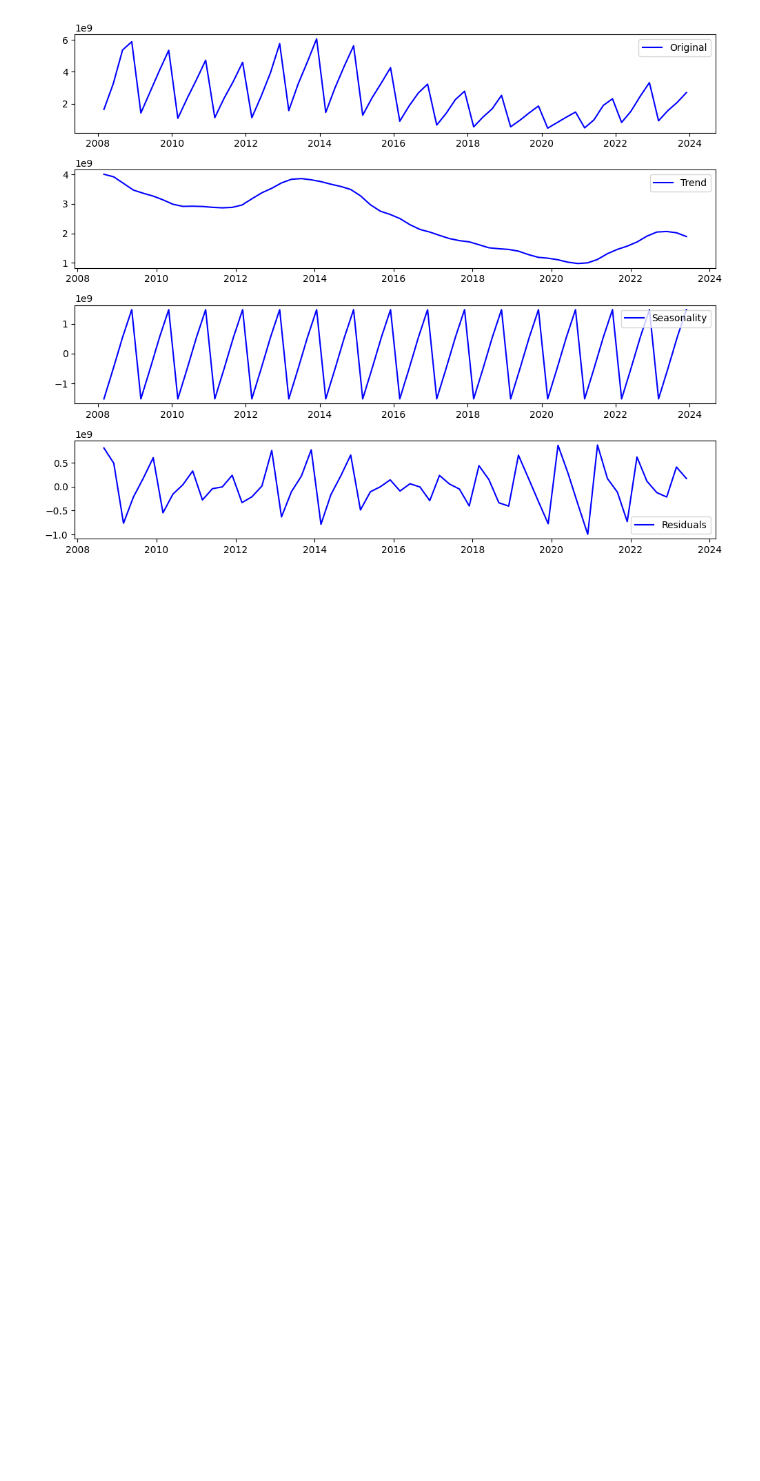
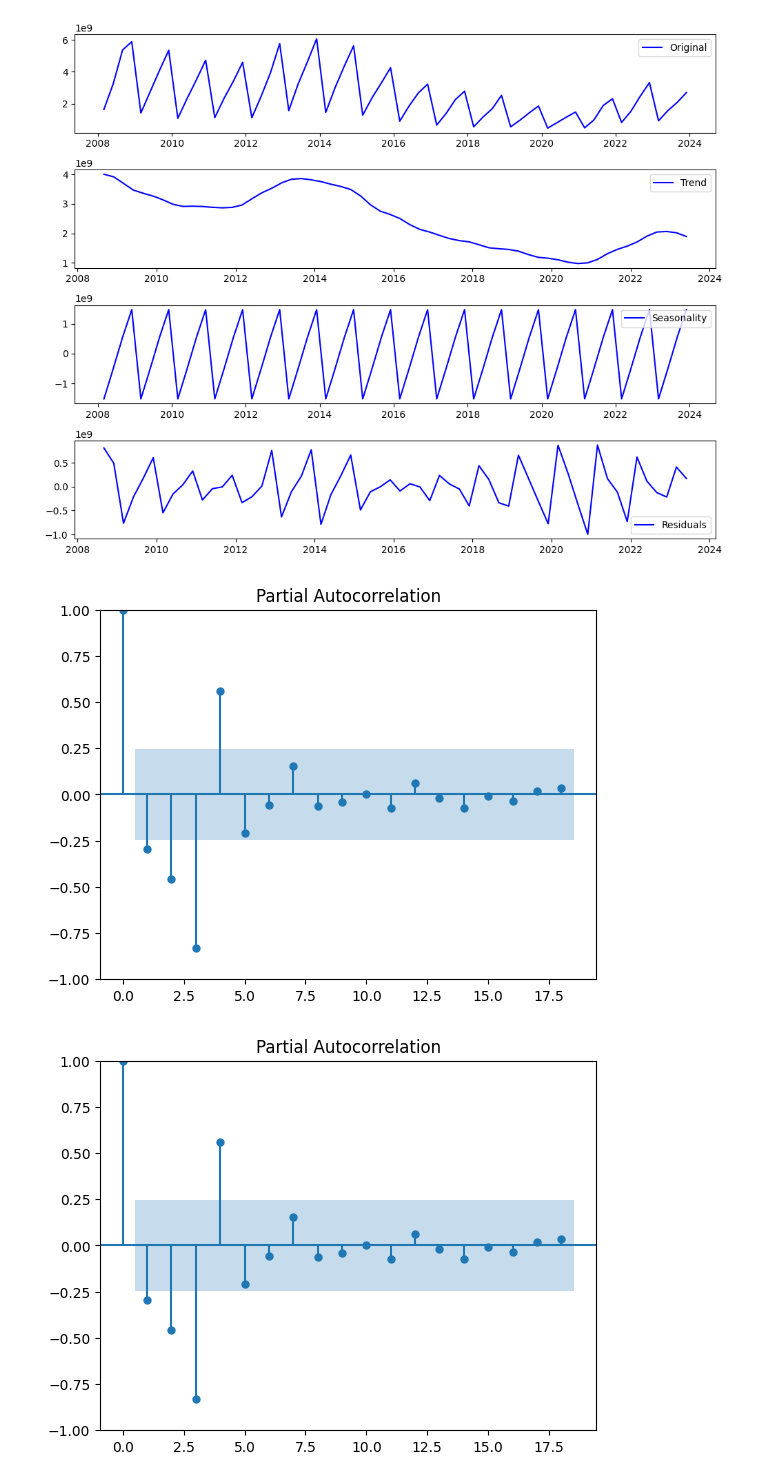
Before and after one commit to erenkbgc/capstone_project, a Jupyter notebook: capstone.ipynb, the cells around one changed output. Saved outputs shown, nothing was run; the diff lists cells and outputs as text; code cells hidden in the pictures; blank space fills up the shorter version.

```diff
--- a/capstone.ipynb
+++ b/capstone.ipynb
@@ -151,3 +177,9 @@ plt.tight_layout()
 plt.show()
 # %% [output]
 [figure]
+# %%
+from statsmodels.graphics.tsaplots import plot_pacf
+plot_pacf(df.Sales.diff().dropna())
+# %% [output]
+[figure, added]
+[figure, added]
```
Also changed, not shown: parts of 9 cells of this notebook.
